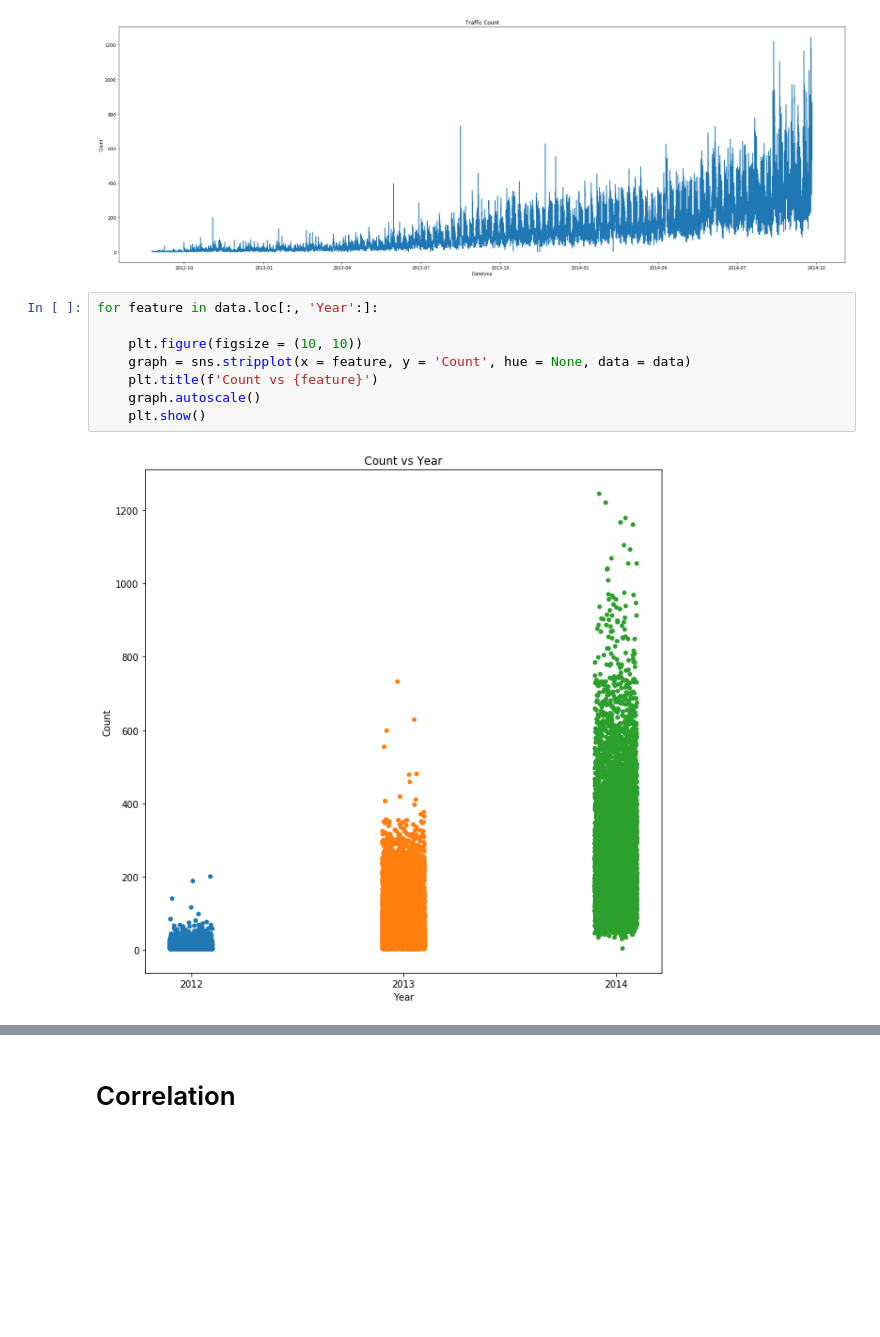
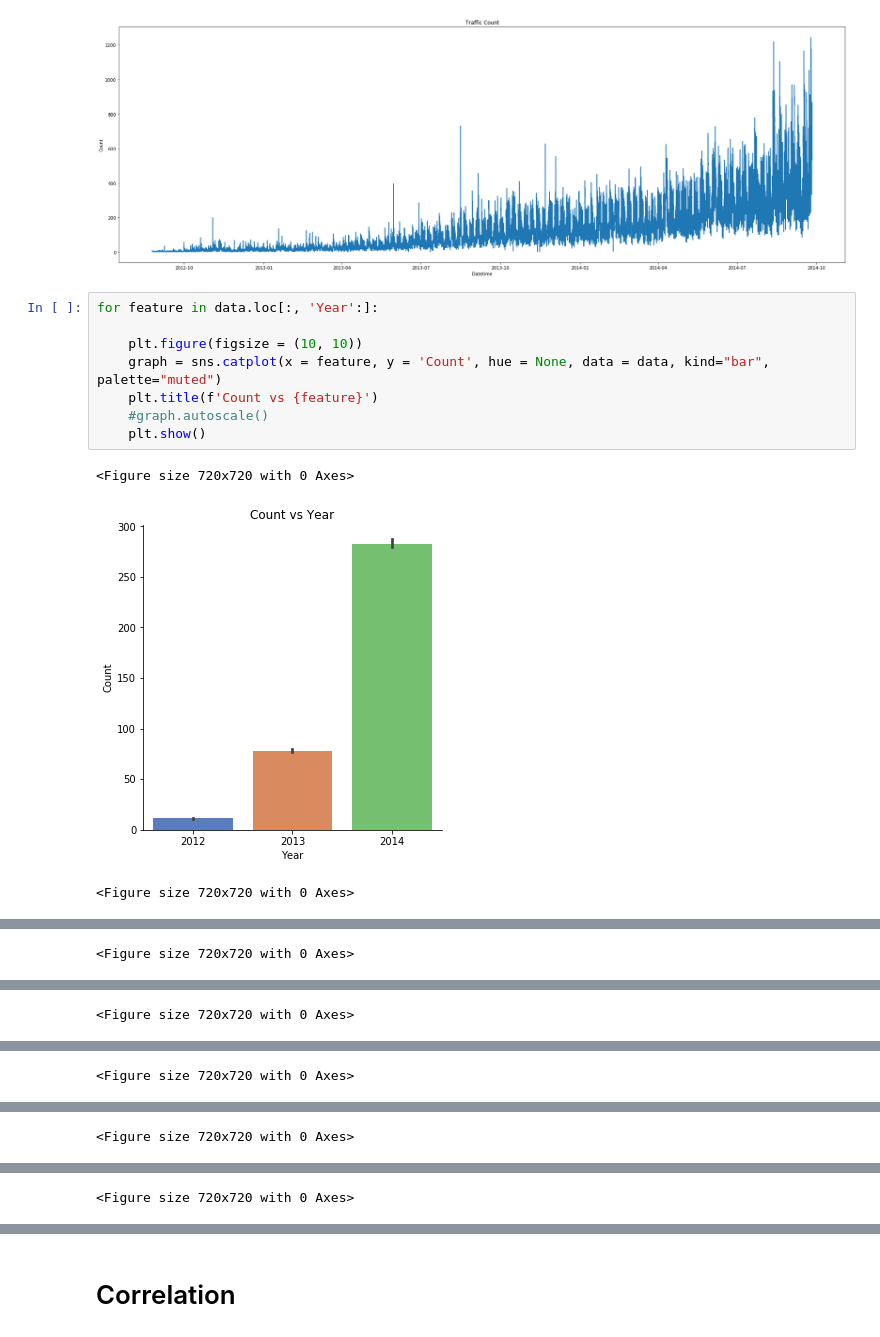
Before and after one commit to evan-freeman/data-science, a Jupyter notebook: Time Series Datahack.ipynb, the cells around one changed output, grey strips where cells are left out. Drawn from its saved outputs; the diff is of its cells as text; blank space fills up the shorter version.

```diff
--- a/Time Series Datahack.ipynb
+++ b/Time Series Datahack.ipynb
@@ -235,10 +236,12 @@ plt.show()
 # %%
 for feature in data.loc[:, 'Year':]:
 
     plt.figure(figsize = (10, 10))
-    graph = sns.stripplot(x = feature, y = 'Count', hue = None, data = data)
+    graph = sns.catplot(x = feature, y = 'Count', hue = None, data = data, kind="bar", palette="muted")
     plt.title(f'Count vs {feature}')
-    graph.autoscale()
+    #graph.autoscale()
     plt.show()
 # %% [output]
+<Figure size 720x720 with 0 Axes>
-[figure, old version]
+[figure, new version]
+<Figure size 720x720 with 0 Axes>
@@ -245,0 +249 @@ for feature in data.loc[:, 'Year':]:
+<Figure size 720x720 with 0 Axes>
@@ -246,0 +251 @@ for feature in data.loc[:, 'Year':]:
+<Figure size 720x720 with 0 Axes>
@@ -247,0 +253 @@ for feature in data.loc[:, 'Year':]:
+<Figure size 720x720 with 0 Axes>
@@ -248,0 +255 @@ for feature in data.loc[:, 'Year':]:
+<Figure size 720x720 with 0 Axes>
@@ -249,0 +257 @@ for feature in data.loc[:, 'Year':]:
+<Figure size 720x720 with 0 Axes>
```
Also changed, not shown: parts of 9 cells of this notebook.
